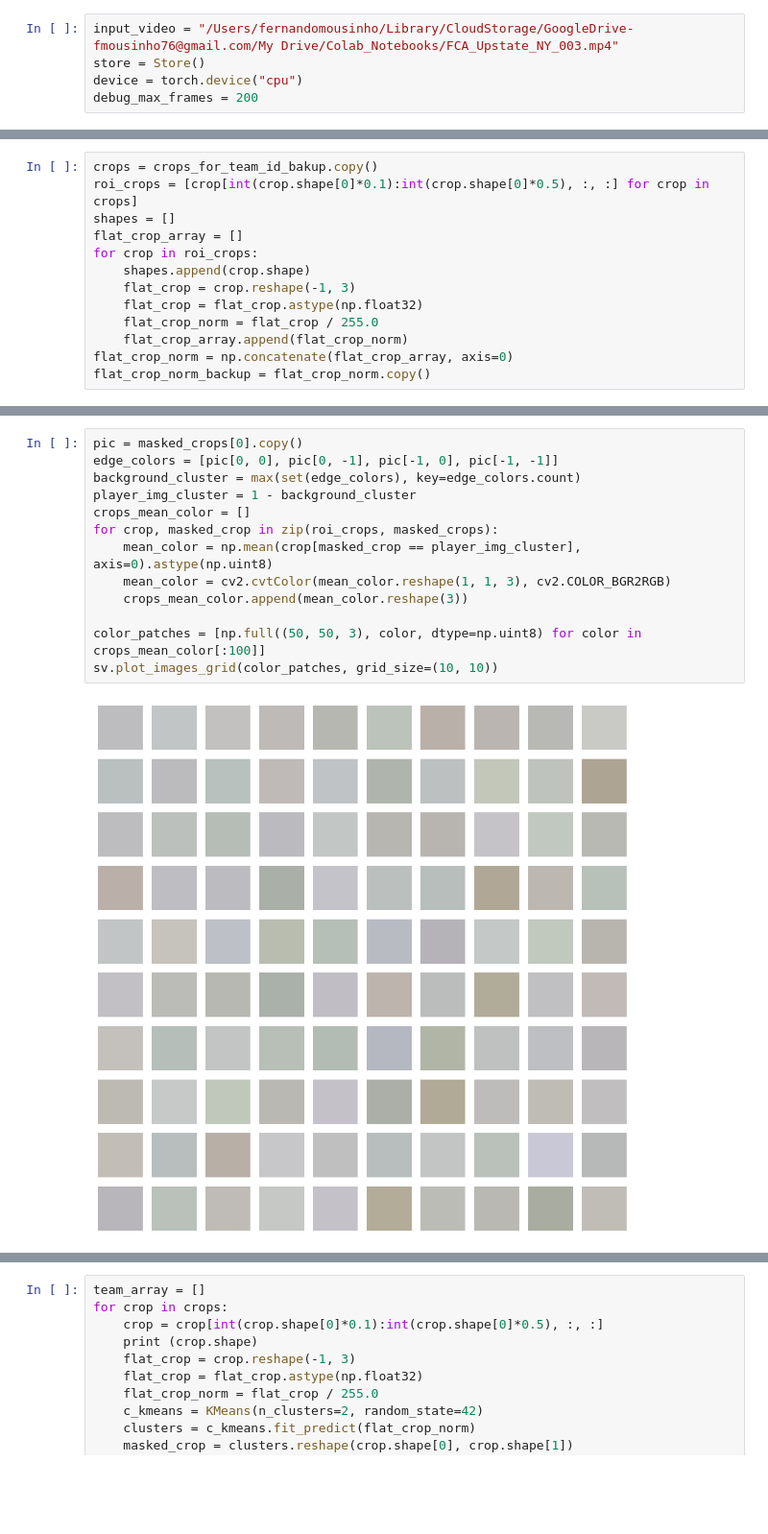
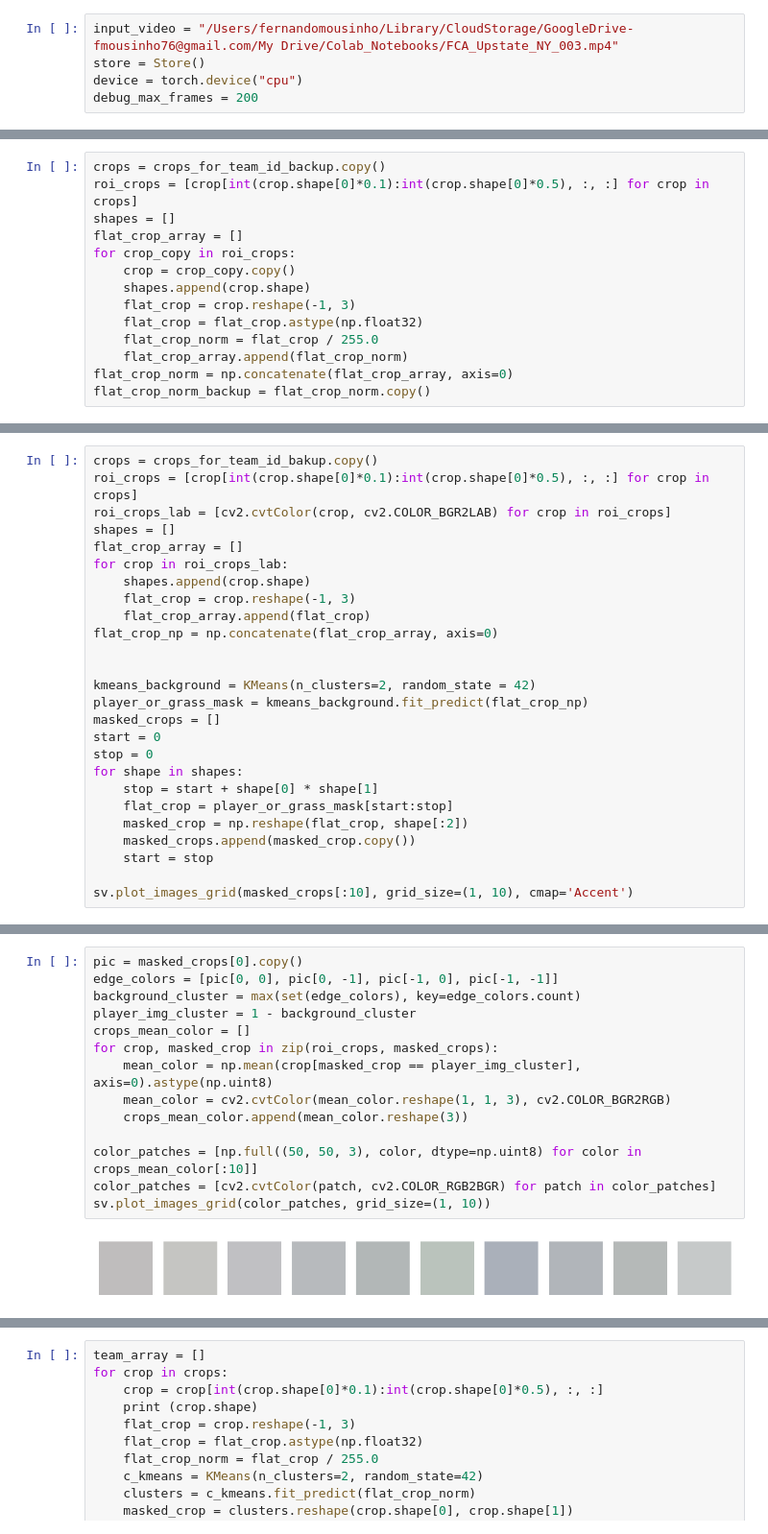
Before and after one commit to fmousinho/LaxAI, a Jupyter notebook: notebook.ipynb, the cells around one changed output, grey strips where cells are left out. Shown: that part at 96% size. Cells and saved outputs as stored; diff of their text form; blank space fills up the shorter version.

```diff
--- a/notebook.ipynb
+++ b/notebook.ipynb
@@ -91,9 +96,10 @@ crops_for_team_id_bakup = crops_for_team_id.copy()
 # %%
-crops = crops_for_team_id_bakup.copy()
+crops = crops_for_team_id_backup.copy()
 roi_crops = [crop[int(crop.shape[0]*0.1):int(crop.shape[0]*0.5), :, :] for crop in crops]
 shapes = []
 flat_crop_array = []
-for crop in roi_crops:
+for crop_copy in roi_crops:
+    crop = crop_copy.copy()
     shapes.append(crop.shape)
     flat_crop = crop.reshape(-1, 3)
     flat_crop = flat_crop.astype(np.float32)
@@ -129,0 +193,26 @@ RuntimeWarning: invalid value encountered in matmul
+# %%
+crops = crops_for_team_id_bakup.copy()
+roi_crops = [crop[int(crop.shape[0]*0.1):int(crop.shape[0]*0.5), :, :] for crop in crops]
+roi_crops_lab = [cv2.cvtColor(crop, cv2.COLOR_BGR2LAB) for crop in roi_crops]
+shapes = []
+flat_crop_array = []
+for crop in roi_crops_lab:
+    shapes.append(crop.shape)
+    flat_crop = crop.reshape(-1, 3)
+    flat_crop_array.append(flat_crop)
+flat_crop_np = np.concatenate(flat_crop_array, axis=0)
+
+
+kmeans_background = KMeans(n_clusters=2, random_state = 42)
+player_or_grass_mask = kmeans_background.fit_predict(flat_crop_np)
+masked_crops = []
+start = 0
+stop = 0
+for shape in shapes:
+    stop = start + shape[0] * shape[1]
+    flat_crop = player_or_grass_mask[start:stop]
+    masked_crop = np.reshape(flat_crop, shape[:2])
+    masked_crops.append(masked_crop.copy())
+    start = stop
+
+sv.plot_images_grid(masked_crops[:10], grid_size=(1, 10), cmap='Accent')
@@ -130,15 +229,16 @@ RuntimeWarning: invalid value encountered in matmul
 # %%
 pic = masked_crops[0].copy()
 edge_colors = [pic[0, 0], pic[0, -1], pic[-1, 0], pic[-1, -1]]
 background_cluster = max(set(edge_colors), key=edge_colors.count)
 player_img_cluster = 1 - background_cluster
 crops_mean_color = []
 for crop, masked_crop in zip(roi_crops, masked_crops):
     mean_color = np.mean(crop[masked_crop == player_img_cluster], axis=0).astype(np.uint8)
     mean_color = cv2.cvtColor(mean_color.reshape(1, 1, 3), cv2.COLOR_BGR2RGB)
     crops_mean_color.append(mean_color.reshape(3))
 
-color_patches = [np.full((50, 50, 3), color, dtype=np.uint8) for color in crops_mean_color[:100]]
-sv.plot_images_grid(color_patches, grid_size=(10, 10))
+color_patches = [np.full((50, 50, 3), color, dtype=np.uint8) for color in crops_mean_color[:10]]
+color_patches = [cv2.cvtColor(patch, cv2.COLOR_RGB2BGR) for patch in color_patches]
+sv.plot_images_grid(color_patches, grid_size=(1, 10))
 # %% [output]
-[figure, old version]
+[figure, new version]
```
Also changed, not shown: parts of 32 cells of this notebook.
